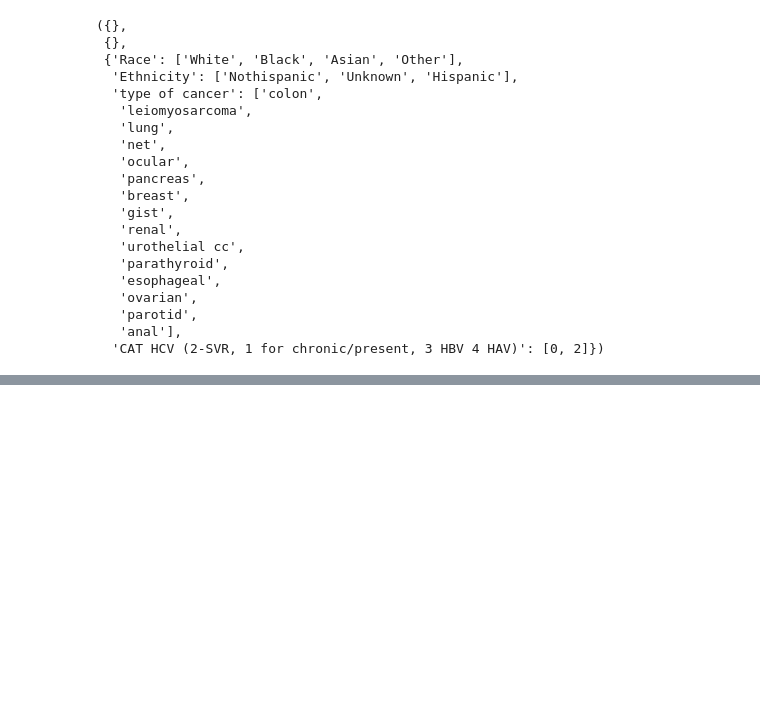
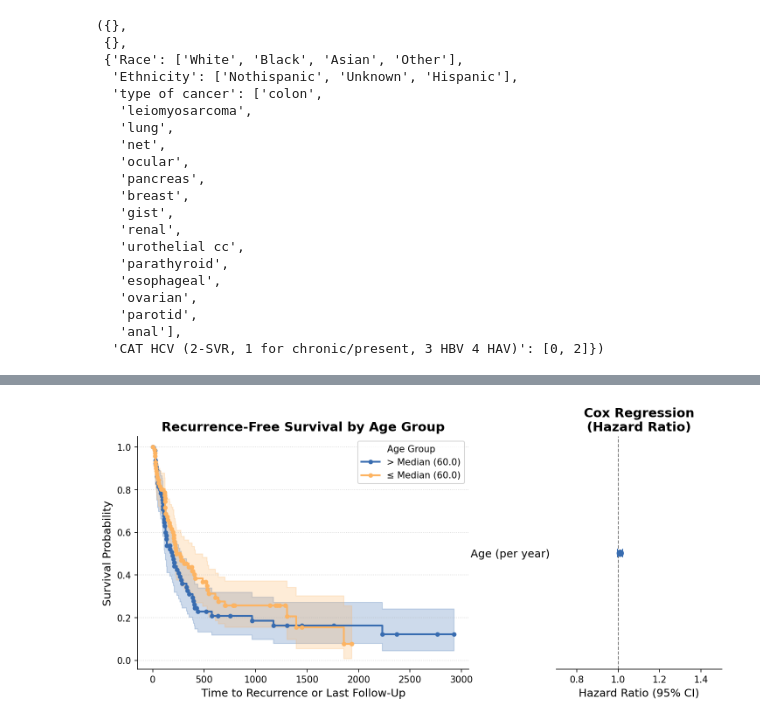
Before and after one commit to aren4/Liver_Tumors, a Jupyter notebook: Tommy_Rads.ipynb, the cells around one changed output, grey strips where cells are left out. Cells and saved outputs as stored; diff of their text form; code cells hidden in the pictures; blank space fills up the shorter version.

```diff
--- a/Tommy_Rads.ipynb
+++ b/Tommy_Rads.ipynb
@@ -456,0 +754,13 @@ CAT HCV (2-SVR, 1 for chronic/present, 3 HBV 4 HAV)_2 -0.272
+# %%
+hr_boot = []
+n_boot = 200
+for i in range(n_boot):
+    idx = np.random.choice(len(X_age), size=len(X_age), replace=True)
+    Xb = X_age.iloc[idx, :]
+    yb = y[idx]
+    cox_boot = CoxPHSurvivalAnalysis().fit(Xb, yb)
+    hr_boot.append(np.exp(cox_boot.coef_[0]))
+hr_boot = np.array(hr_boot)
+ci_low = np.percentile(hr_boot, 2.5)
+ci_high = np.percentile(hr_boot, 97.5)
+print(f"Bootstrap HR for age: {np.exp(cox_unpen.coef_[0]):.2f} (95% CI: {ci_low:.2f}–{ci_high:.2f})")
@@ -456,0 +792,77 @@ CAT HCV (2-SVR, 1 for chronic/present, 3 HBV 4 HAV)_2 -0.272
+# %%
+import matplotlib.pyplot as plt
+import numpy as np
+from lifelines import CoxPHFitter, KaplanMeierFitter
+
+# Prepare data for lifelines
+df_lf = pd.DataFrame({
+    'age': X_age[age_col].values,
+    'duration': y['duration'],
+    'event': y['event'].astype(int)
+})
+
+# Stratify by age (median split)
+median_age = df_lf['age'].median()
+df_lf['age_group'] = np.where(df_lf['age'] > median_age, f'> Median ({median_age:.1f})', f'≤ Median ({median_age:.1f})')
+
+# Fit Cox model
+cph = CoxPHFitter()
+cph.fit(df_lf[['age', 'duration', 'event']], duration_col='duration', event_col='event')
+
+# Fit KM curves
+kmf = KaplanMeierFitter()
+
+fig, axes = plt.subplots(1, 2, figsize=(10, 5), gridspec_kw={'width_ratios': [2, 1]}, dpi=150)
+
+# --- Left: KM Curves ---
+ax_km = axes[0]
+colors = ['#386cb0', '#fdb462']  # blue and orange for colorblind friendliness
+
+for i, (group, grp_df) in enumerate(df_lf.groupby('age_group')):
+    kmf.fit(grp_df['duration'], grp_df['event'], label=group)
+    kmf.plot(ax=ax_km, ci_show=True, color=colors[i], lw=2, marker='o', markersize=4)
+
+ax_km.set_title('Recurrence-Free Survival by Age Group', fontsize=14, weight='bold')
+ax_km.set_xlabel('Time to Recurrence or Last Follow-Up', fontsize=12)
+ax_km.set_ylabel('Survival Probability', fontsize=12)
+ax_km.legend(title="Age Group")
+ax_km.grid(axis='y', linestyle=':', alpha=0.5)
+ax_km.spines['top'].set_visible(False)
+ax_km.spines['right'].set_visible(False)
+
+# --- Right: Forest Plot ---
+ax_forest = axes[1]
+
+# After fitting model and printing columns:
+print(cph.confidence_intervals_.columns)  # Debugging, see actual column names
+
+hr = np.exp(cph.params_['age'])
+ci_low = np.exp(cph.confidence_intervals_.iloc[0, 0])
+ci_high = np.exp(cph.confidence_intervals_.iloc[0, 1])
+
+# Now your plotting code follows as before
+
+
+ax_forest.errorbar(hr, 0, xerr=[[hr - ci_low], [ci_high - hr]],
+                   fmt='o', color='#386cb0', ecolor='#386cb0', capsize=5, lw=2, markersize=7)
+ax_forest.axvline(1, color='grey', linestyle='--', lw=1)
+ax_forest.set_yticks([0])
+ax_forest.set_yticklabels(['Age (per year)'], fontsize=12)
+ax_forest.set_xlabel('Hazard Ratio (95% CI)', fontsize=12)
+ax_forest.set_xlim(left=0.7, right=max(ci_high * 1.1, 1.5))
+ax_forest.set_title('Cox Regression\n(Hazard Ratio)', fontsize=14, weight='bold')
+ax_forest.spines['top'].set_visible(False)
+ax_forest.spines['right'].set_visible(False)
+ax_forest.spines['left'].set_visible(False)
+ax_forest.yaxis.set_ticks_position('none')
+
+# Remove y grid, tidy layout
+ax_forest.grid(False)
+plt.tight_layout(pad=2)
+fig.subplots_adjust(wspace=0.35)
+plt.show()
+figpath = "Secondary_Tumor_Recurrence.png"
+plt.savefig(figpath, dpi=600, bbox_inches='tight')
+plt.savefig("Secondary_Tumor_Recurrence.png", dpi=600, bbox_inches='tight')
+!cp Secondary_Tumor_Recurrence.png "/content/drive/My Drive/Tommy Rads/"
+# %% [output]
@@ -456,0 +870 @@ CAT HCV (2-SVR, 1 for chronic/present, 3 HBV 4 HAV)_2 -0.272
+[figure, added]
```
Also changed, not shown: parts of 20 cells of this notebook.
